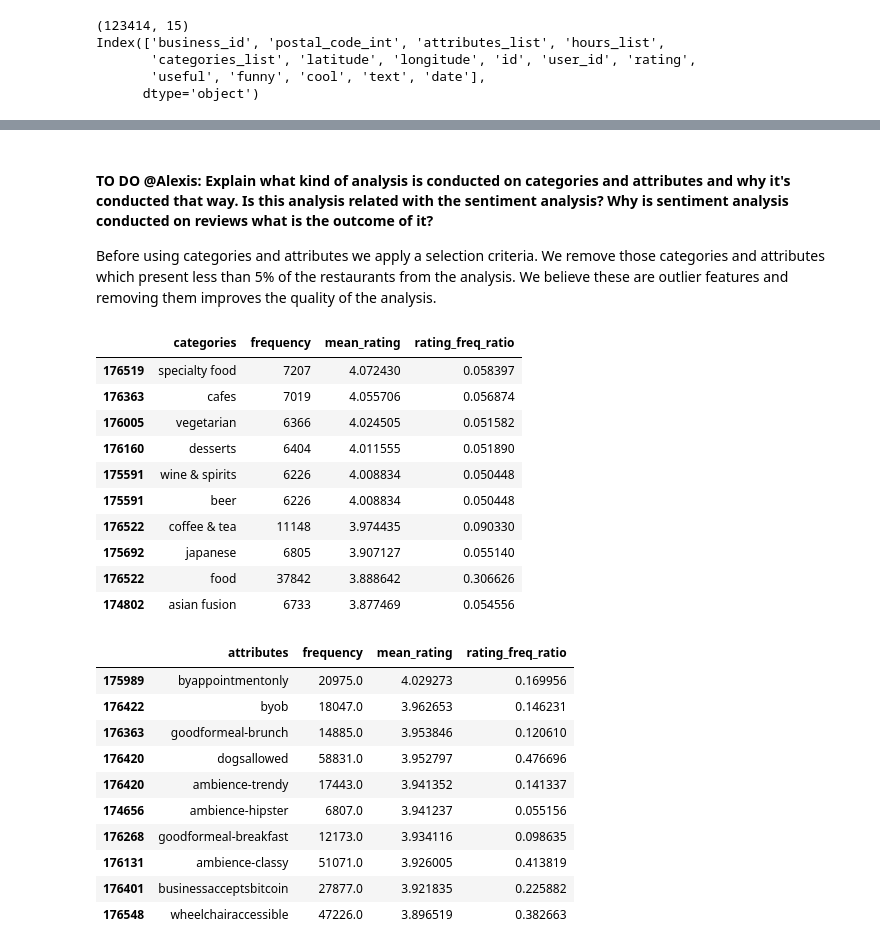
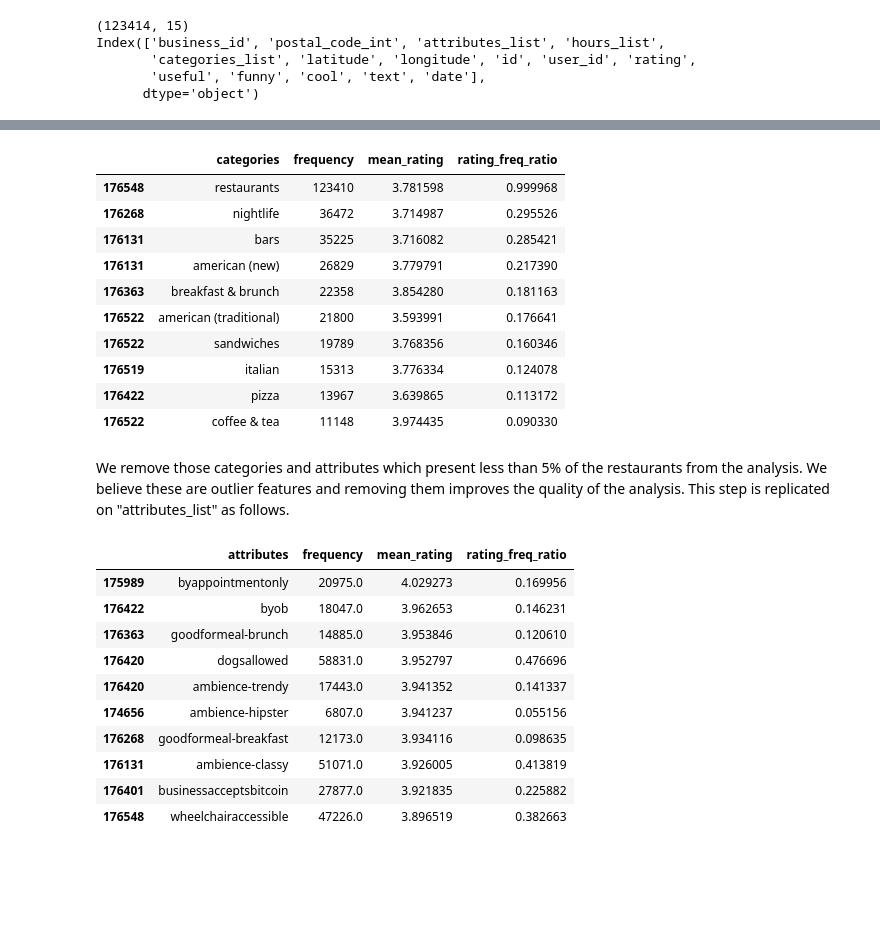
Before and after one commit to Kamiryu/nlp-customer-review-analysis, a Jupyter notebook: task_2.1_Insight.ipynb, the cells around one changed output, grey strips where cells are left out. Drawn from its saved outputs; the diff is of its cells as text; code cells hidden in the pictures; blank space fills up the shorter version.

```diff
--- a/task_2.1_Insight.ipynb
+++ b/task_2.1_Insight.ipynb
@@ -23,38 +32,38 @@ Index(['business_id', 'postal_code_int', 'attributes_list', 'hours_list',
+# %%
+# Removing categories with less than 5% presence in the total data
+
+data_ratings =  df_data_res[['categories_list', 'rating']]
+data_cat_rating_single = data_ratings.explode('categories_list')
+
+data_cat_rating_single['mean_rating'] = data_cat_rating_single[['categories_list', 'rating']]\
+                        .groupby('categories_list')['rating'].transform('mean')
+
+data_cat_rating_single['frequency'] = data_cat_rating_single['categories_list'].map(data_cat_rating_single['categories_list'].value_counts())
+data_cat_rating_single['rating_freq_ratio'] = data_cat_rating_single['frequency']/len(data_ratings)
+
+data_cat = data_cat_rating_single[['categories_list', 'frequency', 'mean_rating', 'rating_freq_ratio']]\
+            .drop_duplicates(keep='last').rename(columns={'categories_list':'categories'}).sort_values(by='rating_freq_ratio', ascending=False)
+
+# Keeping only frequent categories
+data_cat_rare = set(data_cat[(data_cat['rating_freq_ratio'] <= 0.05) ]["categories"])
+data_cat = data_cat[(data_cat['rating_freq_ratio'] > 0.05) ]
+
+data_cat.sort_values(by='rating_freq_ratio', ascending=False).head(10)
+# %% [output]
+|  | categories | frequency | mean_rating | rating_freq_ratio |
+| 176548 | restaurants | 123410 | 3.781598 | 0.999968 |
+| 176268 | nightlife | 36472 | 3.714987 | 0.295526 |
+| 176131 | bars | 35225 | 3.716082 | 0.285421 |
+| 176131 | american (new) | 26829 | 3.779791 | 0.217390 |
+| 176363 | breakfast & brunch | 22358 | 3.854280 | 0.181163 |
+| 176522 | american (traditional) | 21800 | 3.593991 | 0.176641 |
+| 176522 | sandwiches | 19789 | 3.768356 | 0.160346 |
+| 176519 | italian | 15313 | 3.776334 | 0.124078 |
+| 176422 | pizza | 13967 | 3.639865 | 0.113172 |
+| 176522 | coffee & tea | 11148 | 3.974435 | 0.090330 |
 # %% [markdown]
-#### TO DO @Alexis: Explain what kind of analysis is conducted on categories and attributes and why it's conducted that way. Is this analysis related with the sentiment analysis? Why is sentiment analysis conducted on reviews what is the outcome of it?
-
-Before using categories and attributes we apply a selection criteria. We remove those categories and attributes which present less than 5% of the restaurants from the analysis. We believe these are outlier features and removing them improves the quality of the analysis.
+We remove those categories and attributes which present less than 5% of the restaurants from the analysis. We believe these are outlier features and removing them improves the quality of the analysis.
+ This step is replicated on "attributes_list" as follows.
-# %%
-# Removing categories with less than 5% presence in the total data
-
-data_ratings =  df_data_res[['categories_list', 'rating']]
-data_cat_rating_single = data_ratings.explode('categories_list')
-
-data_cat_rating_single['mean_rating'] = data_cat_rating_single[['categories_list', 'rating']]\
-                        .groupby('categories_list')['rating'].transform('mean')
-
-data_cat_rating_single['frequency'] = data_cat_rating_single['categories_list'].map(data_cat_rating_single['categories_list'].value_counts())
-data_cat_rating_single['rating_freq_ratio'] = data_cat_rating_single['frequency']/len(data_ratings)
-
-data_cat = data_cat_rating_single[['categories_list', 'frequency', 'mean_rating', 'rating_freq_ratio']]\
-            .drop_duplicates(keep='last').rename(columns={'categories_list':'categories'}).sort_values(by='rating_freq_ratio', ascending=False)
-
-# Keeping only frequent categories using the lower quartile as threshold. Lower quartile is 0.0001%
-data_cat_rare = set(data_cat[(data_cat['rating_freq_ratio'] <= 0.05) ]["categories"])
-data_cat = data_cat[(data_cat['rating_freq_ratio'] > 0.05) ]
-data_cat.sort_values(by='mean_rating', ascending=False).head(10)
-# %% [output]
-|  | categories | frequency | mean_rating | rating_freq_ratio |
-| 176519 | specialty food | 7207 | 4.072430 | 0.058397 |
-| 176363 | cafes | 7019 | 4.055706 | 0.056874 |
-| 176005 | vegetarian | 6366 | 4.024505 | 0.051582 |
-| 176160 | desserts | 6404 | 4.011555 | 0.051890 |
-| 175591 | wine & spirits | 6226 | 4.008834 | 0.050448 |
-| 175591 | beer | 6226 | 4.008834 | 0.050448 |
-| 176522 | coffee & tea | 11148 | 3.974435 | 0.090330 |
-| 175692 | japanese | 6805 | 3.907127 | 0.055140 |
-| 176522 | food | 37842 | 3.888642 | 0.306626 |
-| 174802 | asian fusion | 6733 | 3.877469 | 0.054556 |
 # %%
 # Removing attributes with less than 5% presence in the total data
 data_ratings =  df_data_res[['attributes_list', 'rating']]
```
Also changed, not shown: parts of 60 cells of this notebook.
